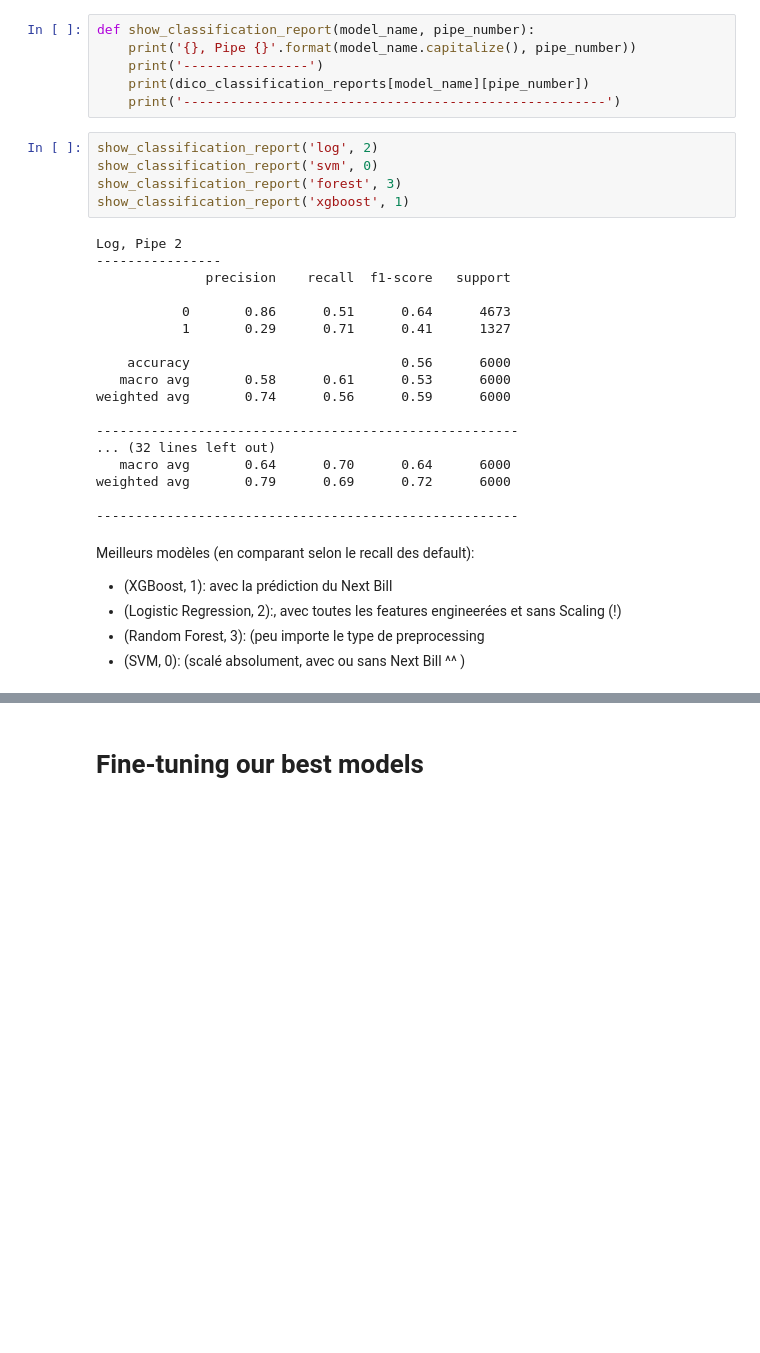
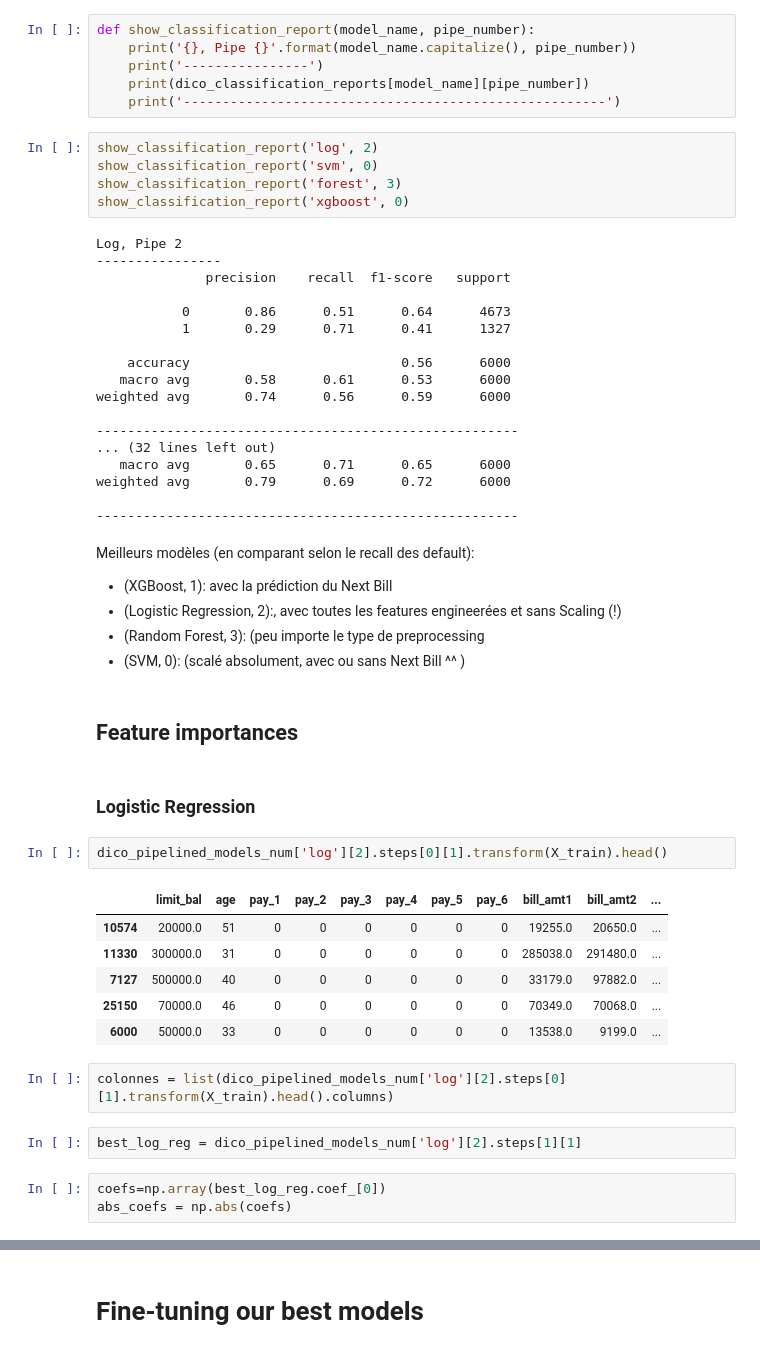
Before and after one commit to thomasXwang/UCI-Credit-card-defaults, a Jupyter notebook: 06-UCI with different pipelines for each model.ipynb, the cells around one changed output, grey strips where cells are left out. Saved outputs shown, nothing was run; the diff lists cells and outputs as text; blank space fills up the shorter version.

```diff
--- a/06-UCI with different pipelines for each model.ipynb
+++ b/06-UCI with different pipelines for each model.ipynb
@@ -540,7 +540,7 @@ def show_classification_report(model_name, pipe_number):
 show_classification_report('log', 2)
 show_classification_report('svm', 0)
 show_classification_report('forest', 3)
-show_classification_report('xgboost', 1)
+show_classification_report('xgboost', 0)
 # %% [output]
 Log, Pipe 2
 ----------------
@@ -555,7 +555,7 @@ weighted avg       0.74      0.56      0.59      6000
 
 ------------------------------------------------------
 ... (32 lines left out)
-   macro avg       0.64      0.70      0.64      6000
+   macro avg       0.65      0.71      0.65      6000
 weighted avg       0.79      0.69      0.72      6000
 
 ------------------------------------------------------
@@ -565,3 +565,23 @@ Meilleurs modèles (en comparant selon le recall des default):
 * (Logistic Regression, 2):, avec toutes les features engineerées et sans Scaling (!)
 * (Random Forest, 3): (peu importe le type de preprocessing
 * (SVM, 0): (scalé absolument, avec ou sans Next Bill ^^ )
+# %% [markdown]
+## Feature importances
+# %% [markdown]
+### Logistic Regression
+# %%
+dico_pipelined_models_num['log'][2].steps[0][1].transform(X_train).head()
+# %% [output]
+|  | limit_bal | age | pay_1 | pay_2 | pay_3 | pay_4 | pay_5 | pay_6 | bill_amt1 | bill_amt2 | ... |
+| 10574 | 20000.0 | 51 | 0 | 0 | 0 | 0 | 0 | 0 | 19255.0 | 20650.0 | ... |
+| 11330 | 300000.0 | 31 | 0 | 0 | 0 | 0 | 0 | 0 | 285038.0 | 291480.0 | ... |
+| 7127 | 500000.0 | 40 | 0 | 0 | 0 | 0 | 0 | 0 | 33179.0 | 97882.0 | ... |
+| 25150 | 70000.0 | 46 | 0 | 0 | 0 | 0 | 0 | 0 | 70349.0 | 70068.0 | ... |
+| 6000 | 50000.0 | 33 | 0 | 0 | 0 | 0 | 0 | 0 | 13538.0 | 9199.0 | ... |
+# %%
+colonnes = list(dico_pipelined_models_num['log'][2].steps[0][1].transform(X_train).head().columns)
+# %%
+best_log_reg = dico_pipelined_models_num['log'][2].steps[1][1]
+# %%
+coefs=np.array(best_log_reg.coef_[0])
+abs_coefs = np.abs(coefs)
```
Also changed, not shown: parts of 8 cells of this notebook.
